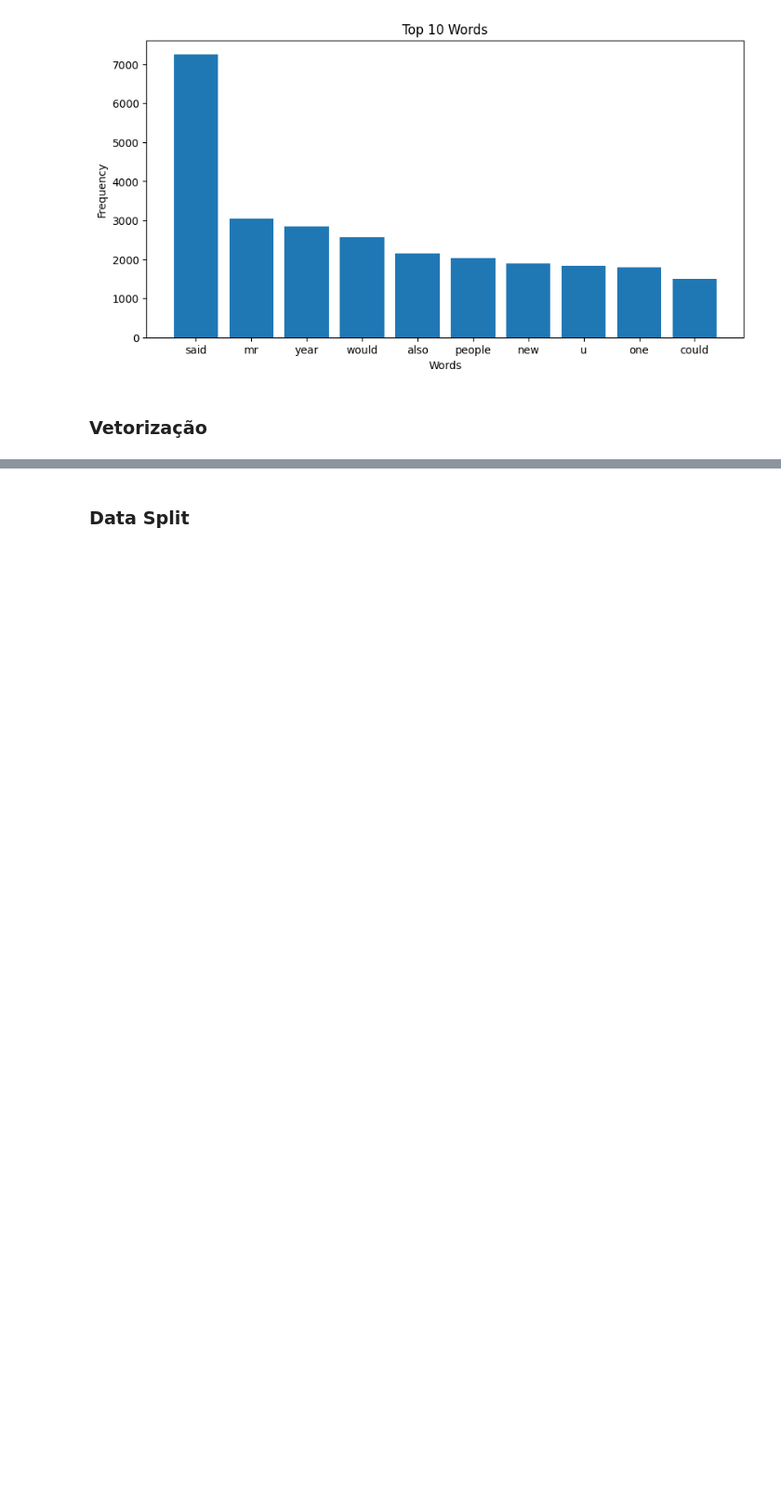
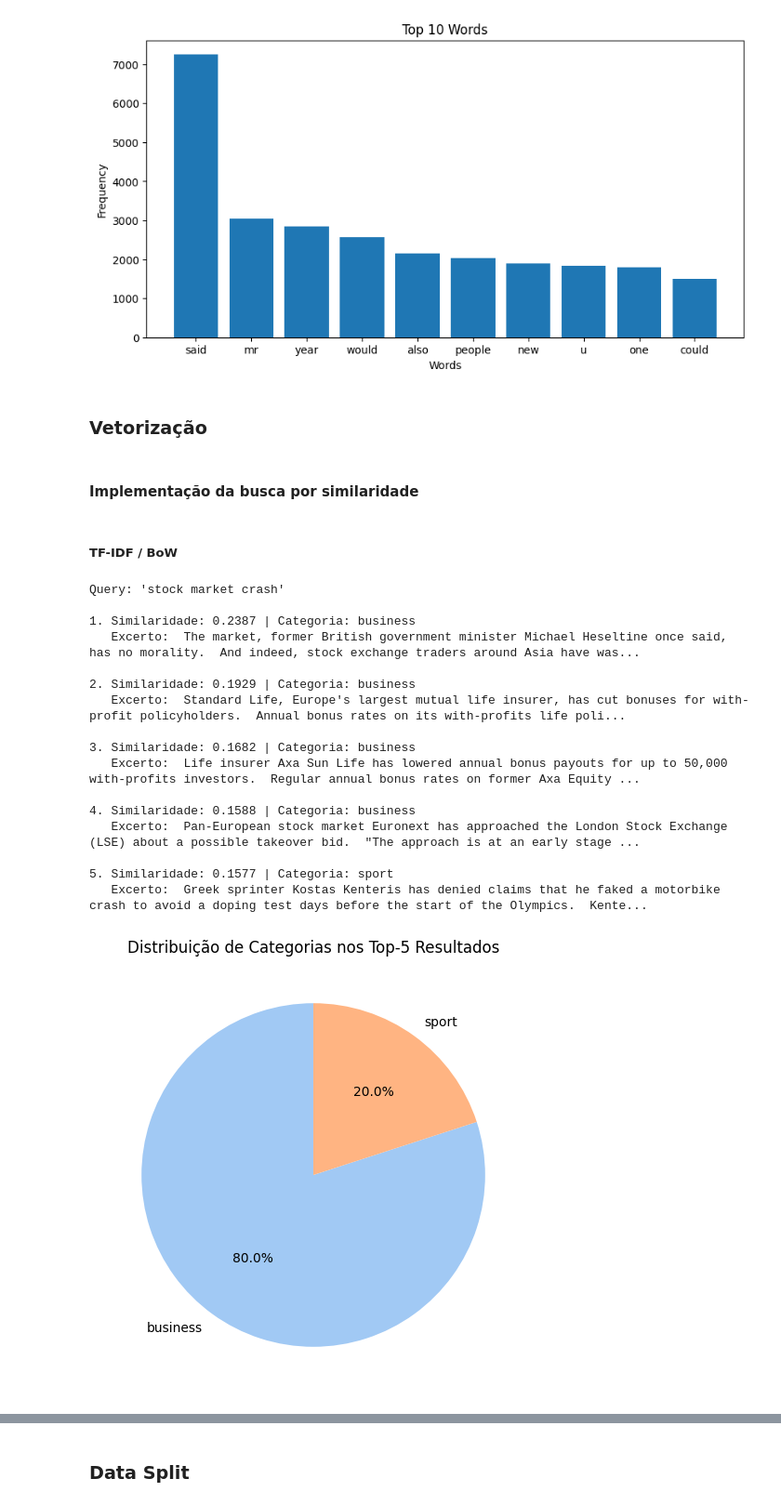
Before and after one commit to LMRocha/NLP_BBC-News-Classification, a Jupyter notebook: bbc_news_classification.ipynb, the cells around one changed output, grey strips where cells are left out. Shown at 93% size. Drawn from its saved outputs; the diff is of its cells as text; code cells hidden in the pictures; blank space fills up the shorter version.

Commit message:
implementação do treinamento do modelo

```diff
--- a/bbc_news_classification.ipynb
+++ b/bbc_news_classification.ipynb
@@ -140,5 +142,24 @@ def plot_bar_frequencia(processed_text):
 # %% [markdown]
 ### Funções de vetorização
 # %%
-def vetorizer():
-    return [TfidfVectorizer(), CountVectorizer(), CountVectorizer(ngram_range=(2,2)),]
+def vetorizer_tfidf(docs):
+    return TfidfVectorizer().fit_transform(docs)
+
+def vetorizer_bow(docs):
+    return CountVectorizer().fit_transform(docs)
+
+def vetorizer_bow_ngrams(docs,range1, range2):
+    return CountVectorizer(ngram_range=(range1,range2)).fit_transform(docs)
+
+def vetorizer_word2vec(sentences, vector_size=5, window=2, min_count=1):
+    model = Word2Vec(sentences, vector_size=vector_size, window=window, min_count=min_count)
+    doc_vectors = []
+    for doc in sentences:
+        word_vectors = [model.wv[word] for word in doc if word in model.wv]
+        if word_vectors:
+            doc_vector = np.mean(word_vectors, axis=0)
+        else:
+            # If no words in vocabulary, return zero vector
+            doc_vector = np.zeros(vector_size)
+        doc_vectors.append(doc_vector)
+    return np.array(doc_vectors)
@@ -209,0 +271,34 @@ X = vectorizer.fit_transform(processed_texts)
+# %%
+X = {
+    'tfidf': vetorizer_tfidf(processed_text_lemmatize),
+    'bow': vetorizer_bow(processed_text_lemmatize),
+    'bow_ngram': vetorizer_bow_ngrams(processed_text_lemmatize, 2, 2),
+    'w2v': vetorizer_word2vec(processed_text_lemmatize)
+}
+# %% [markdown]
+#### Implementação da busca por similaridade
+# %% [markdown]
+##### TF-IDF / BoW
+# %%
+#TF-IDF
+tfidf_query_proc,tfidf_q_vec,tfidf_scores,tfidf_indices = buscar("stock market crash", TfidfVectorizer().fit(processed_text_lemmatize), X['tfidf'], y, texts)
+plot_category_distribution(y,tfidf_indices)
+plot_pca_projection(X['tfidf'].toarray(), tfidf_indices, query_vec=tfidf_q_vec.toarray(), top_k=5)
+# %% [output]
+Query: 'stock market crash'
+
+1. Similaridade: 0.2387 | Categoria: business
+   Excerto:  The market, former British government minister Michael Heseltine once said, has no morality.  And indeed, stock exchange traders around Asia have was...
+
+2. Similaridade: 0.1929 | Categoria: business
+   Excerto:  Standard Life, Europe's largest mutual life insurer, has cut bonuses for with-profit policyholders.  Annual bonus rates on its with-profits life poli...
+
+3. Similaridade: 0.1682 | Categoria: business
+   Excerto:  Life insurer Axa Sun Life has lowered annual bonus payouts for up to 50,000 with-profits investors.  Regular annual bonus rates on former Axa Equity ...
+
+4. Similaridade: 0.1588 | Categoria: business
+   Excerto:  Pan-European stock market Euronext has approached the London Stock Exchange (LSE) about a possible takeover bid.  "The approach is at an early stage ...
+
+5. Similaridade: 0.1577 | Categoria: sport
+   Excerto:  Greek sprinter Kostas Kenteris has denied claims that he faked a motorbike crash to avoid a doping test days before the start of the Olympics.  Kente...
+[figure, added]
```
Also changed, not shown: parts of 15 cells of this notebook.
